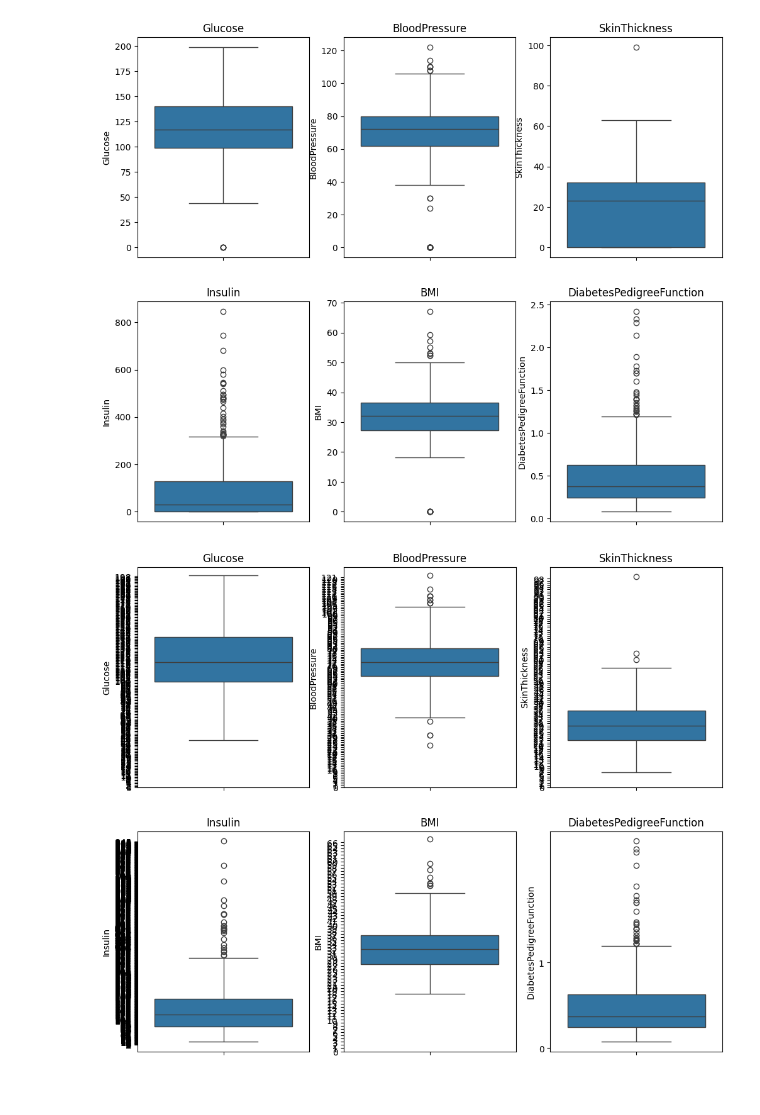
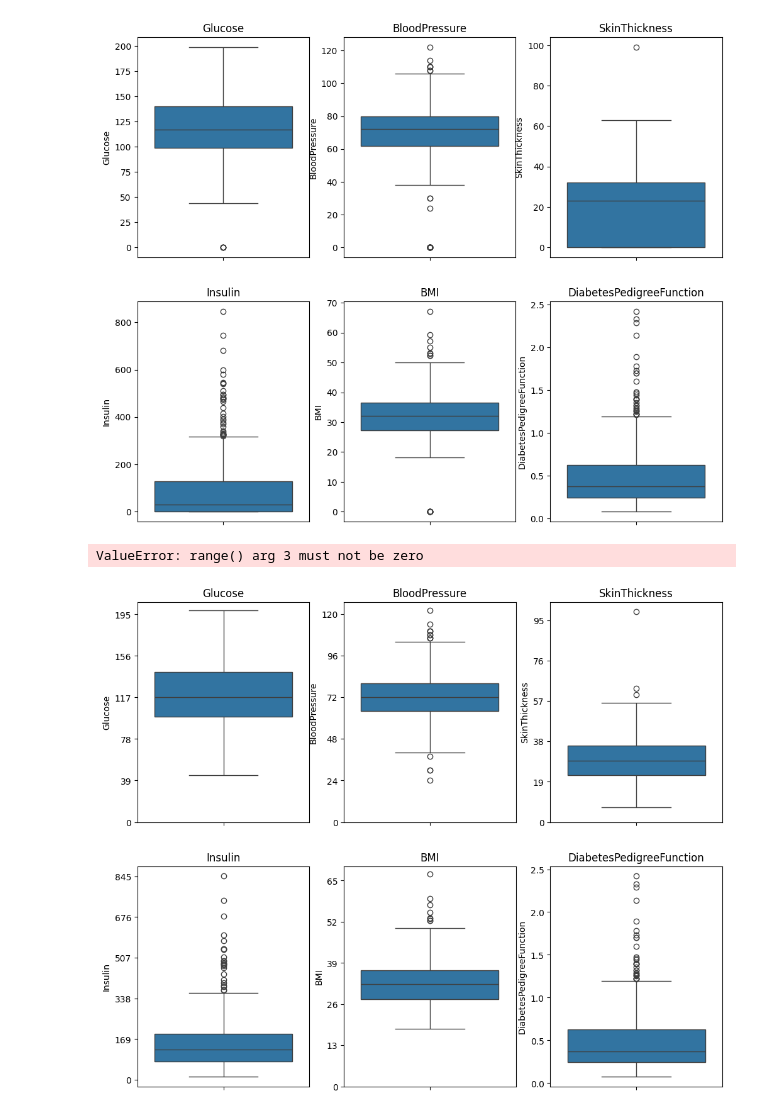
Before and after one commit to GITGENome/diabet, a Jupyter notebook: diabete.ipynb, the cells around one changed output. Saved outputs shown, nothing was run; the diff lists cells and outputs as text; code cells hidden in the pictures.

```diff
--- a/diabete.ipynb
+++ b/diabete.ipynb
@@ -182,23 +193,21 @@ for i in range (len(columns)//2):
 # %%
 fig, axes = plt.subplots (figsize=(12,10), nrows=2, ncols=3)
 columns = ['Glucose', 'BloodPressure', 'SkinThickness', 'Insulin',
        'BMI', 'DiabetesPedigreeFunction']
 
 for i in range (len(columns)//2):
 
     ax = sns.boxplot(data = df,
                 y= df[df[columns[i]] > 0][columns[i]],
                 ax = axes[0,i])
     ax.set_title(columns[i])
-    ax.set_lim(range(0, df[columns[i]].max()))
+    ax.set_yticks(range(0, df[columns[i]].max(), df[columns[i]].max()//5))
 
     ax = sns.boxplot(data = df,
                 y= df[df[columns[i+3]]>0][columns[i+3]],
                 ax = axes[1,i])
     ax.set_title(columns[i+3])
-    ax.set_yticks(range(0, int(df[columns[i+3]].max())))
-
-
-    ###############"" Voir avec 5 tick
+    ax.set_yticks(range(0, int(df[columns[i+3]].max()), int(df[columns[i+3]].max())//5))
 # %% [output]
+ValueError: range() arg 3 must not be zero
-[figure, old version]
+[figure, new version]
```
Also changed, not shown: parts of 4 cells of this notebook.
